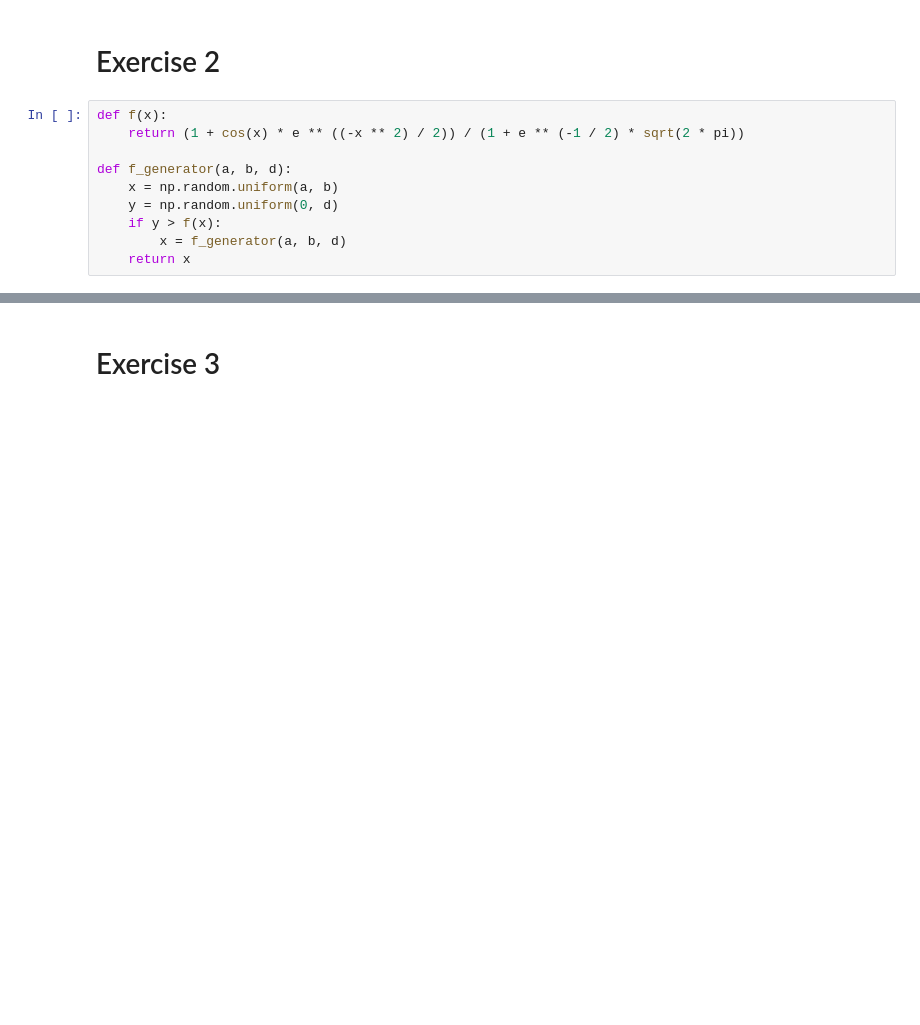
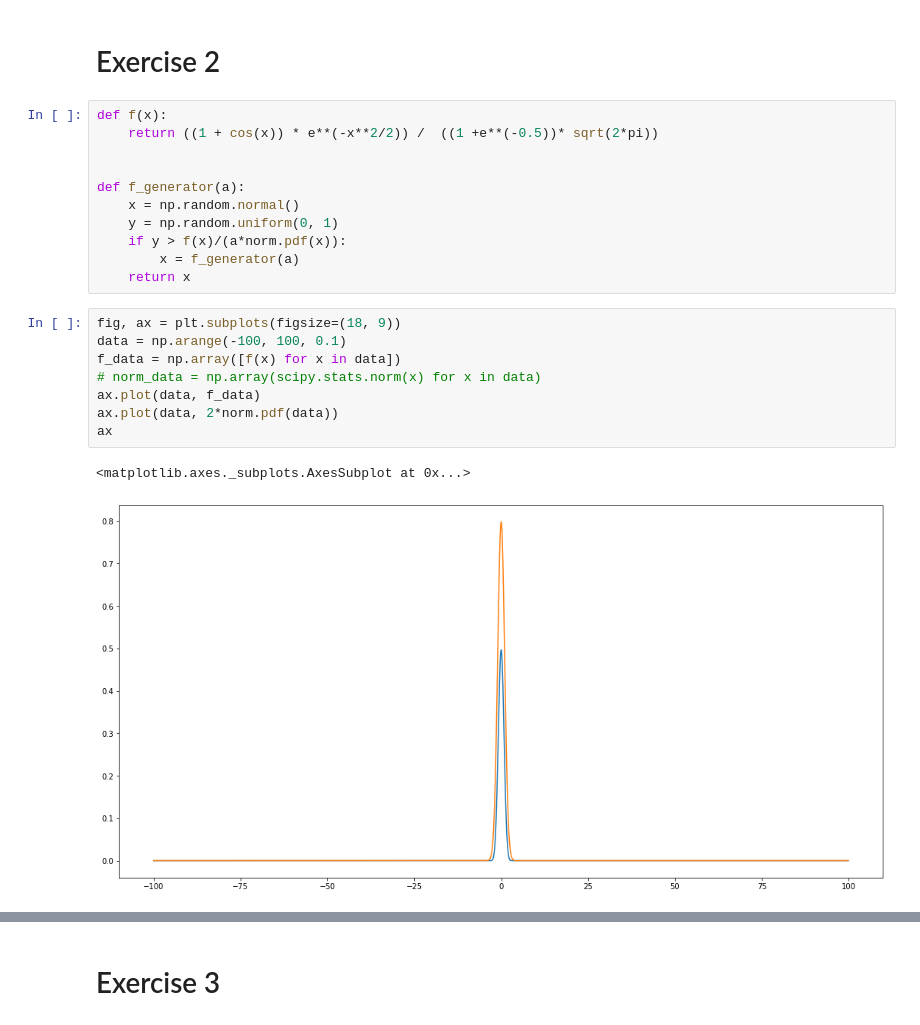
Before and after one commit to stapaw/financial_math, a Jupyter notebook: lab1/lab1.ipynb, the cells around one changed output, grey strips where cells are left out. Drawn from its saved outputs; the diff is of its cells as text; blank space fills up the shorter version.

```diff
--- a/lab1/lab1.ipynb
+++ b/lab1/lab1.ipynb
@@ -114,14 +121,26 @@ JKISS generator:  1.2971382141113281
 # Exercise 2
 # %%
 def f(x):
-    return (1 + cos(x) * e ** ((-x ** 2) / 2)) / (1 + e ** (-1 / 2) * sqrt(2 * pi))
+    return ((1 + cos(x)) * e**(-x**2/2)) /  ((1 +e**(-0.5))* sqrt(2*pi))
 
-def f_generator(a, b, d):
-    x = np.random.uniform(a, b)
-    y = np.random.uniform(0, d)
-    if y > f(x):
-        x = f_generator(a, b, d)
+
+def f_generator(a):
+    x = np.random.normal()
+    y = np.random.uniform(0, 1)
+    if y > f(x)/(a*norm.pdf(x)):
+        x = f_generator(a)
     return x
+# %%
+fig, ax = plt.subplots(figsize=(18, 9))
+data = np.arange(-100, 100, 0.1)
+f_data = np.array([f(x) for x in data])
+# norm_data = np.array(scipy.stats.norm(x) for x in data)
+ax.plot(data, f_data)
+ax.plot(data, 2*norm.pdf(data))
+ax
+# %% [output]
+<matplotlib.axes._subplots.AxesSubplot at 0x...>
+[figure, added]
 # %%
 fig, ax = plt.subplots(figsize=(18, 9))
 data = np.arange(-10, 10, 0.1)
```
Also changed, not shown: parts of 10 cells of this notebook.
